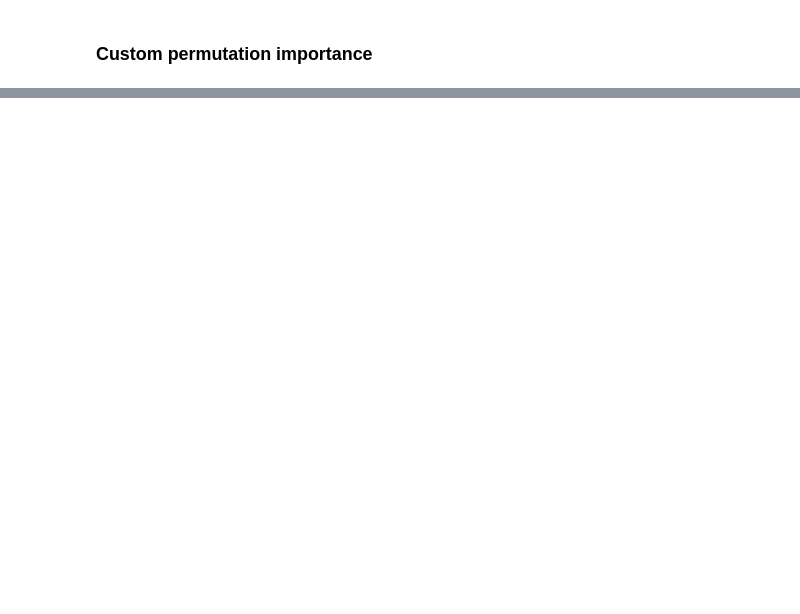
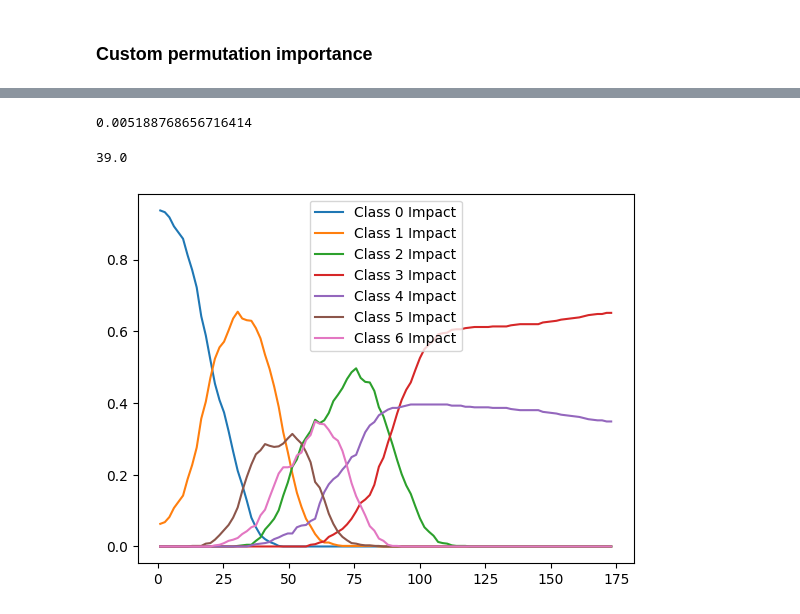
Before and after one commit to epitta/Statistical_A3, a Jupyter notebook: A3v2.ipynb, the cells around one changed output, grey strips where cells are left out. Saved outputs shown, nothing was run; the diff lists cells and outputs as text; code cells hidden in the pictures; blank space fills up the shorter version.

```diff
--- a/A3v2.ipynb
+++ b/A3v2.ipynb
@@ -468,0 +524,23 @@ array([16, 20,  4,  6, 13, 25,  7, 24, 17, 12,  3, 21, 22, 23, 14,  5, 15,
+# %%
+# single test
+import numpy as np
+from collections import Counter
+
+feature_idx = 2
+feature_values = np.linspace(X_test[:, feature_idx].min(), X_test[:, feature_idx].max(), 100)
+predictions = []
+
+for value in feature_values:
+    X_temp = X_test.copy()
+    X_temp[:, feature_idx] = value
+
+    pred = model.predict(X_temp)
+    pred = pred.argmax(axis=1)
+    pred_count = Counter(pred)
+    total_count = sum(pred_count.values())
+    pred_prob = [pred_count.get(i, 0) / total_count for i in range(7)]
+
+    predictions.append(pred_prob)
+predictions = np.array(predictions).T
+
+predictions.shape
@@ -468,0 +566,20 @@ array([16, 20,  4,  6, 13, 25,  7, 24, 17, 12,  3, 21, 22, 23, 14,  5, 15,
+# %%
+X_test[:, feature_idx].min()
+# %% [output]
+0.005188768656716414
+# %%
+df['Weight'].min()
+# %% [output]
+39.0
+# %%
+plt.plot(feature_values * df['Weight'].max(), predictions[0], label=f'Class {0} Impact')
+plt.plot(feature_values * df['Weight'].max(), predictions[1], label=f'Class {1} Impact')
+plt.plot(feature_values * df['Weight'].max(), predictions[2], label=f'Class {2} Impact')
+plt.plot(feature_values * df['Weight'].max(), predictions[3], label=f'Class {3} Impact')
+plt.plot(feature_values * df['Weight'].max(), predictions[4], label=f'Class {4} Impact')
+plt.plot(feature_values * df['Weight'].max(), predictions[5], label=f'Class {5} Impact')
+plt.plot(feature_values * df['Weight'].max(), predictions[6], label=f'Class {6} Impact')
+plt.legend()
+plt.show()
+# %% [output]
+[figure, added]
```
Also changed, not shown: parts of 15 cells of this notebook.
